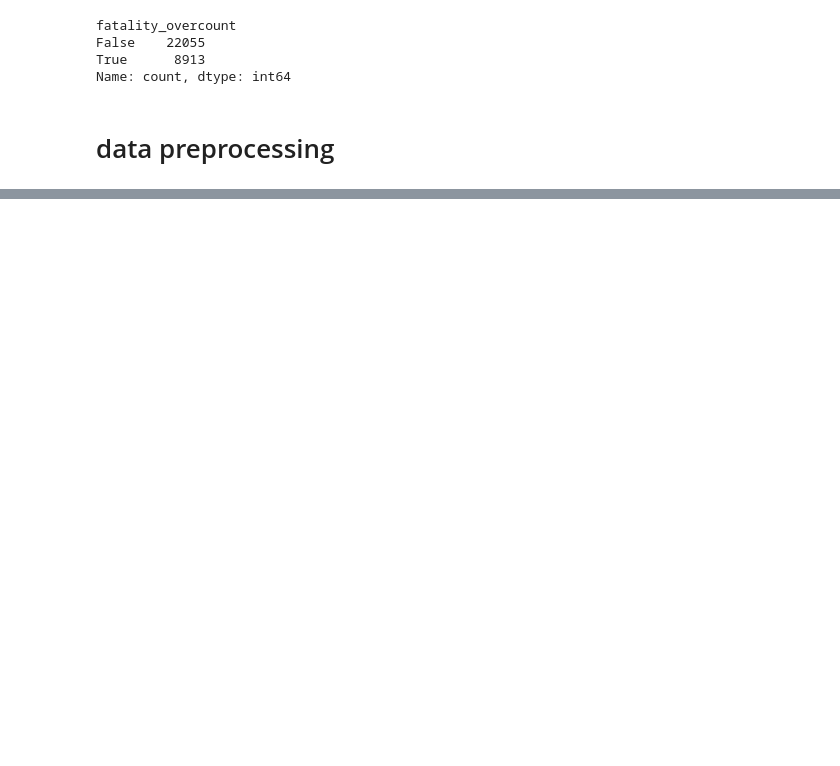
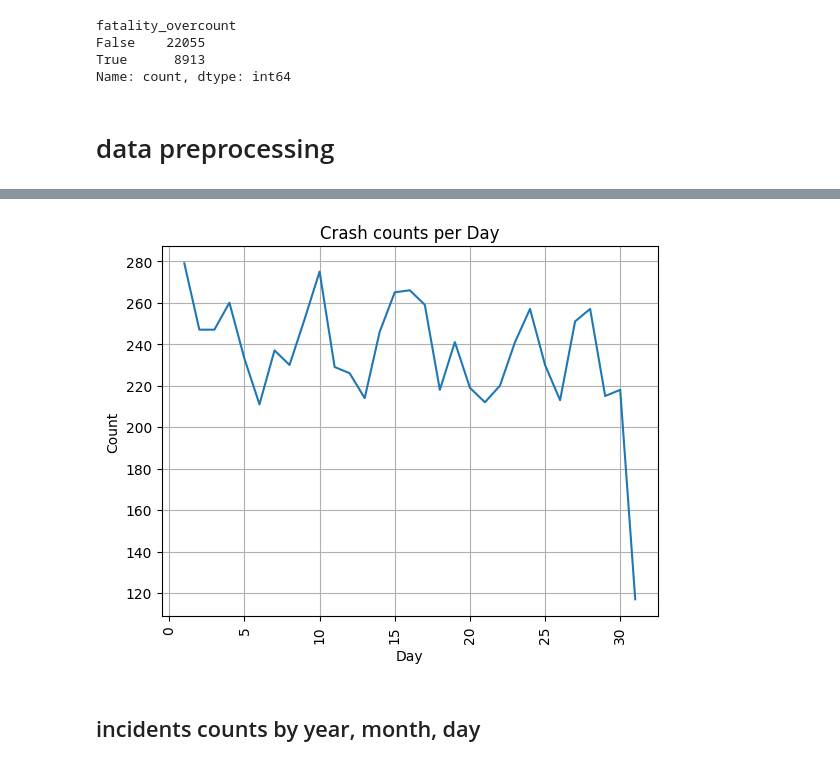
Before and after one commit to agakshita5/aircrash-time-series, a Jupyter notebook: aircrash-timeseries.ipynb, the cells around one changed output, grey strips where cells are left out. Saved outputs shown, nothing was run; the diff lists cells and outputs as text; code cells hidden in the pictures; blank space fills up the shorter version.

```diff
--- a/aircrash-timeseries.ipynb
+++ b/aircrash-timeseries.ipynb
@@ -161,0 +169,12 @@ df['day'].value_counts().sort_index().plot()
+# %%
+# no. of crashes happended per day
+df['day'].value_counts().sort_index().plot(rot=90, kind='line')
+plt.xlabel('Day')
+plt.ylabel('Count')
+plt.title('Crash counts per Day')
+plt.grid(True)
+plt.show()
+# %% [output]
+[figure, added]
+# %% [markdown]
+## incidents counts by year, month, day
```
Also changed, not shown: parts of 31 cells of this notebook.
